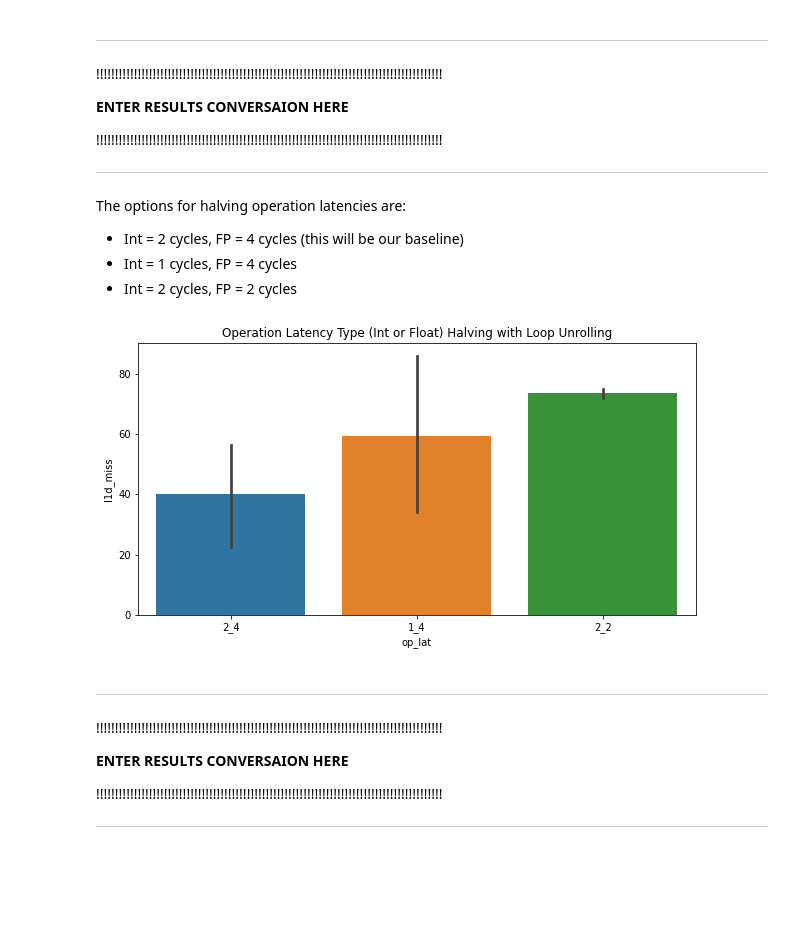
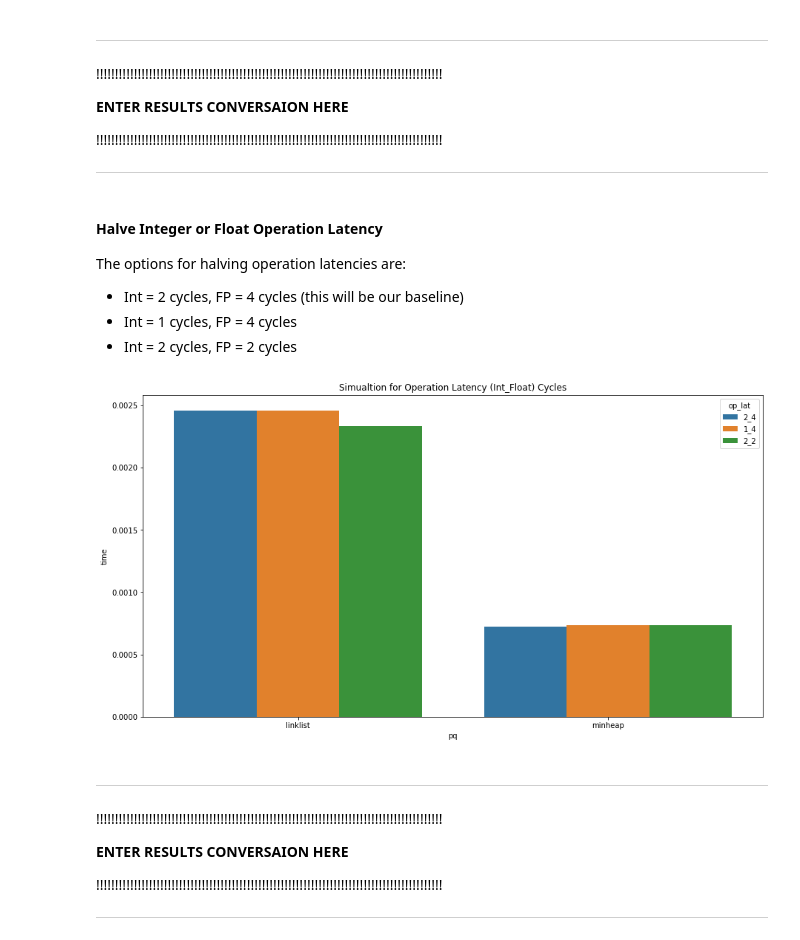
Before and after one commit to c14kevincardenas/cs5200-project2, a Jupyter notebook: report.ipynb, the cells around one changed output. Saved outputs shown, nothing was run; the diff lists cells and outputs as text; code cells hidden in the pictures; blank space fills up the shorter version.

```diff
--- a/report.ipynb
+++ b/report.ipynb
@@ -268,16 +278,18 @@ plt.show()
 !!!!!!!!!!!!!!!!!!!!!!!!!!!!!!!!!!!!!!!!!!!!!!!!!!!!!!!!!!!!!!!!!!!!!!!!!!!!!!!!!!!!!!!!!!!!
 *******************************************************
 # %% [markdown]
+#### Halve Integer or Float Operation Latency
 The options for halving operation latencies are:
 - Int = 2 cycles, FP = 4 cycles (this will be our baseline)
 - Int = 1 cycles, FP = 4 cycles
 - Int = 2 cycles, FP = 2 cycles
 # %%
-sns.barplot(data=q5, x='op_lat', y='l1d_miss')
-plt.title("Operation Latency Type (Int or Float) Halving with Loop Unrolling")
+q7b = df5.loc[df5.op_lat != 'default']
+sns.barplot(data=q7b, x='pq', y='time', hue='op_lat')
+plt.title("Simualtion for Operation Latency (Int_Float) Cycles")
 plt.show()
 # %% [output]
-[figure, old version]
+[figure, new version]
 # %% [markdown]
 *******************************************************************************************
 !!!!!!!!!!!!!!!!!!!!!!!!!!!!!!!!!!!!!!!!!!!!!!!!!!!!!!!!!!!!!!!!!!!!!!!!!!!!!!!!!!!!!!!!!!!!
```
Also changed, not shown: parts of 20 cells of this notebook, 1 other file.
